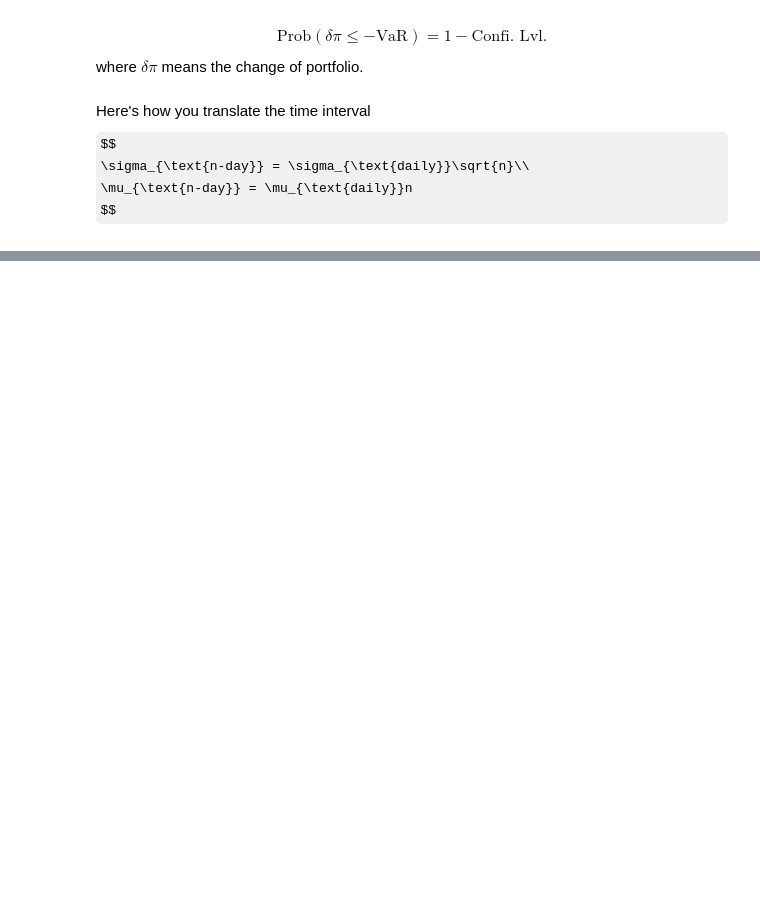
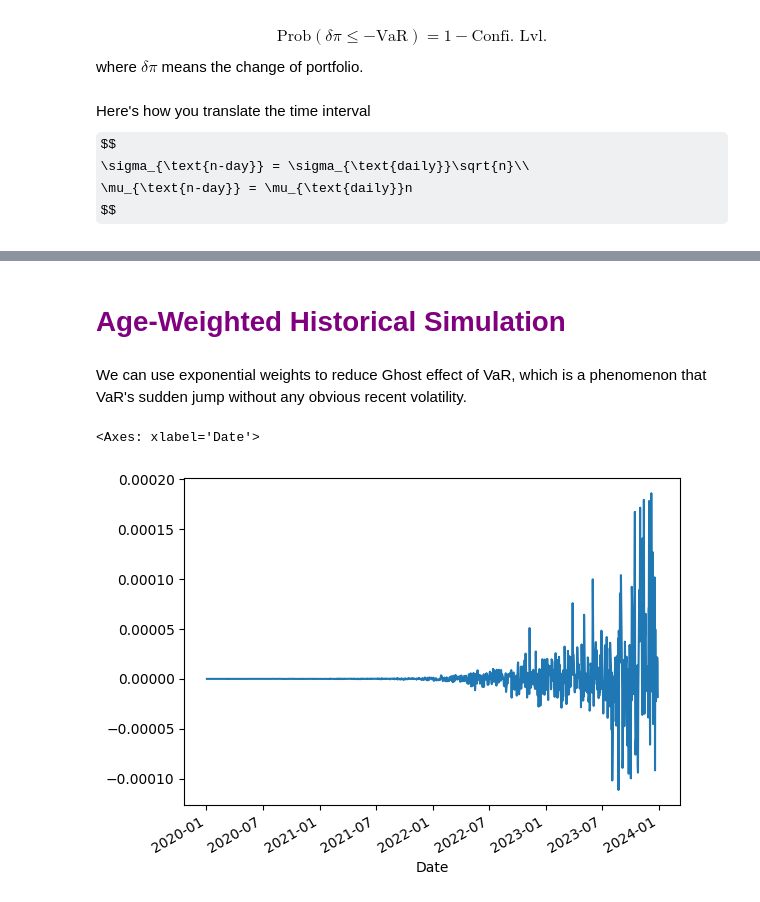
Before and after one commit to weijie-chen/Time-Series-and-Financial-Engineering-With-Python, a Jupyter notebook: FinEng Chapter 5 - Value at Risk (VaR).ipynb, the cells around one changed output, grey strips where cells are left out. Cells and saved outputs as stored; diff of their text form; code cells hidden in the pictures; some formulas as TeX source; blank space fills up the shorter version.

```diff
--- a/FinEng Chapter 5 - Value at Risk (VaR).ipynb
+++ b/FinEng Chapter 5 - Value at Risk (VaR).ipynb
@@ -118,0 +80,15 @@ var
+# %% [markdown]
+# <font face="gotham" color="purple"> Age-Weighted Historical Simulation</font>
+# %% [markdown]
+We can use exponential weights to reduce Ghost effect of VaR, which is a phenomenon that VaR's sudden jump without any obvious recent volatility.
+# %%
+age_weights = age_weight_series(num_period=len(portfolio_returns), decay_param=0.99)
+# %%
+age_weights.index = portfolio_returns.index.sort_values(ascending=False)
+# %%
+
+aged_weighted_return = portfolio_returns[c.PORTFOLIO_RETURN].dropna()*age_weights
+aged_weighted_return.plot()
+# %% [output]
+<Axes: xlabel='Date'>
+[figure, added]
```
Also changed, not shown: parts of 15 cells of this notebook, 7 other files.
